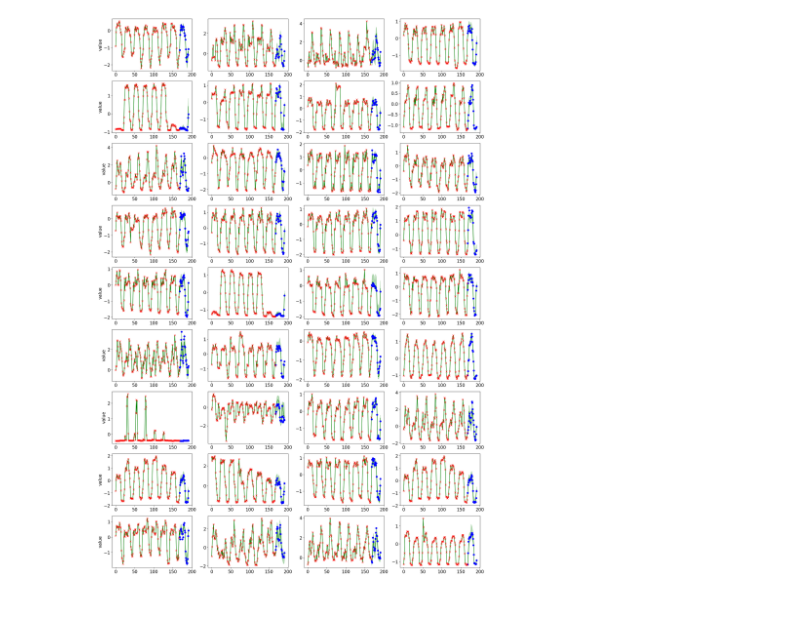
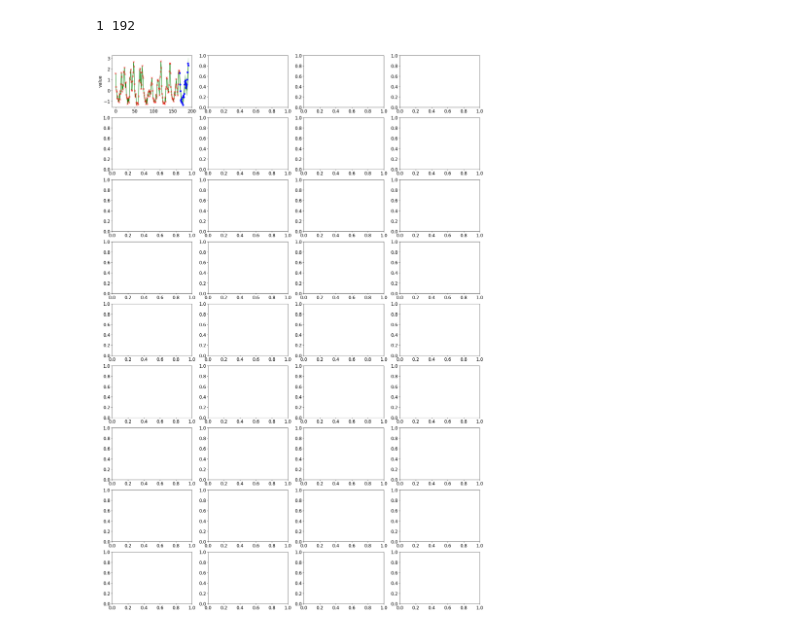
Before and after one commit to sej2020/Diffusion-TS-Storage, a Jupyter notebook: visualize_elec_TW.ipynb, the cells around one changed output. Saved outputs shown, nothing was run; the diff lists cells and outputs as text; code cells hidden in the pictures.

Commit message:
feature selection work

```diff
--- a/visualize_elec_TW.ipynb
+++ b/visualize_elec_TW.ipynb
@@ -13,9 +13,10 @@ folder_dict = {
     "conditional": "forecasting_electricity_20241026_145154",
     "original_unconditional": "forecasting_electricity_20241026_235538",
     "true_unconditional": "forecasting_electricity_20241029_132314",
+    "feat_select_random": "feat_select_random/n_feat_1/fc_2025-01-29_21:55:39"
 }
-datafolder = folder_dict['conditional'] # set the folder name
-nsample = 50 # number of generated sample
+datafolder = folder_dict['feat_select_random'] # set the folder name
+nsample = 20 # number of generated sample
 
 path = './save/'+datafolder+'/generated_outputs_nsample' + str(nsample) + '.pk'
 with open(path, 'rb') as f:
@@ -28,35 +29,38 @@ all_given_np = all_observed_np - all_evalpoint_np
 
 K = samples.shape[-1] #feature
 L = samples.shape[-2] #time length
+# %% [output]
+1 192
 # %%
 qlist =[0.05,0.25,0.5,0.75,0.95]
 quantiles_imp= []
 for q in qlist:
     quantiles_imp.append(get_quantile(samples, q, dim=1)*(1-all_given_np) + all_target_np * all_given_np)
 # %%
-dataind = 7 #change to visualize a different time-series sample
+dataind = 2 #change to visualize a different time-series sample
+
+K_list = [i for i in range(K)]
 
 plt.rcParams["font.size"] = 16
 fig, axes = plt.subplots(nrows=9, ncols=4,figsize=(24.0, 36.0))
-K_list = [random.randint(0,K-1) for i in range(36)]
 
-for i_k, k in enumerate(K_list):
+for i_k, k in enumerate(K_list[:min(36, len(K_list))]):
     df = pd.DataFrame({"x":np.arange(0,L), "val":all_target_np[dataind,:,k], "y":all_evalpoint_np[dataind,:,k]})
     df = df[df.y != 0]
     df2 = pd.DataFrame({"x":np.arange(0,L), "val":all_target_np[dataind,:,k], "y":all_given_np[dataind,:,k]})
     df2 = df2[df2.y != 0]
     row = i_k // 4
     col = i_k % 4
     axes[row][col].plot(range(0,L), quantiles_imp[2][dataind,:,k], color = 'g',linestyle='solid',label='CSDI')
     axes[row][col].fill_between(range(0,L), quantiles_imp[0][dataind,:,k],quantiles_imp[4][dataind,:,k],
                     color='g', alpha=0.3)
     axes[row][col].plot(df.x,df.val, color = 'b',marker = 'o', linestyle='None')
     axes[row][col].plot(df2.x,df2.val, color = 'r',marker = 'x', linestyle='None')
     if col == 0:
         plt.setp(axes[row, 0], ylabel='value')
     if row == -1:
         plt.setp(axes[-1, col], xlabel='time')
 
-plt.savefig('plots/conditional_forecast_exmpl.png')
+# plt.savefig('plots/conditional_forecast_exmpl.png')
 # %% [output]
-[figure, old version]
+[figure, new version]
```
Also changed, not shown: 8 other files.
